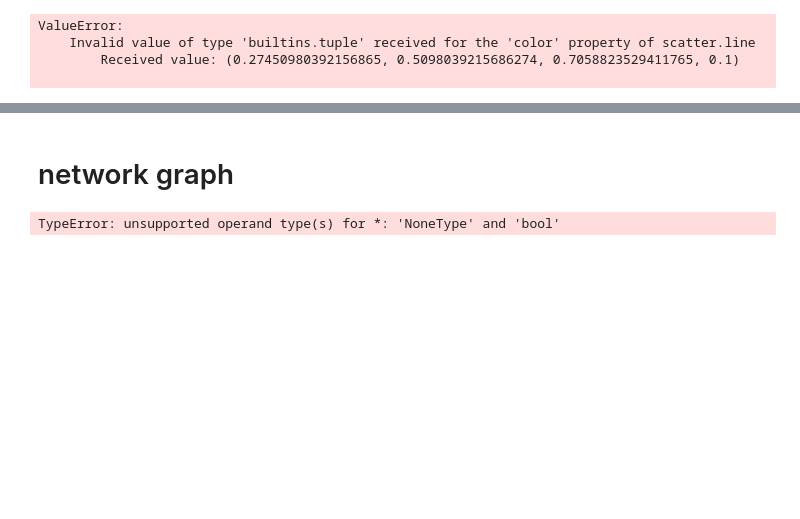
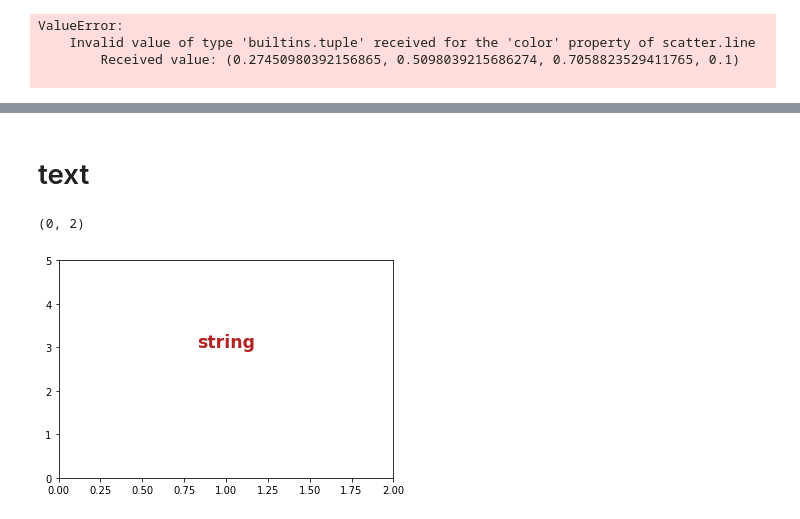
Before and after one commit to drmattcrooks/mattsplotlib-old, a Jupyter notebook: notebooks/Untitled.ipynb, the cells around one changed output, grey strips where cells are left out. Drawn from its saved outputs; the diff is of its cells as text; code cells hidden in the pictures; blank space fills up the shorter version.

Commit message:
added plt.text plus better font handling properties

```diff
--- a/notebooks/Untitled.ipynb
+++ b/notebooks/Untitled.ipynb
@@ -650,5 +650,3 @@ mplt.legend(['line1', 'line2', 'bar3'])
 mplt.show()
 # %% [output]
 [interactive output not drawn]
-# %% [markdown]
-# network graph
@@ -657,4 +653,16 @@ alpha = None
-# %%
-alpha * (alpha is None)
-# %% [output]
-TypeError: unsupported operand type(s) for *: 'NoneType' and 'bool'
+# %% [markdown]
+# text
+# %%
+plt.text(1, 3, 'string',
+         horizontalalignment='center',
+         color='firebrick',
+         fontweight='bold',
+         size=16,
+         fontsize='xx-large',
+
+        )
+plt.ylim(0, 5)
+plt.xlim(0, 2)
+# %% [output]
+(0, 2)
+[figure, added]
```
Also changed, not shown: parts of 5 cells of this notebook, 2 other files.
